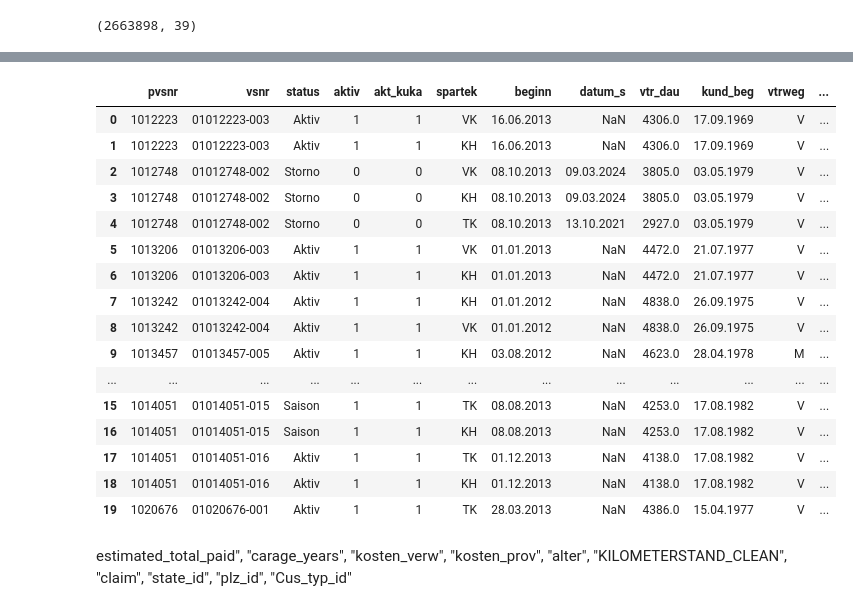
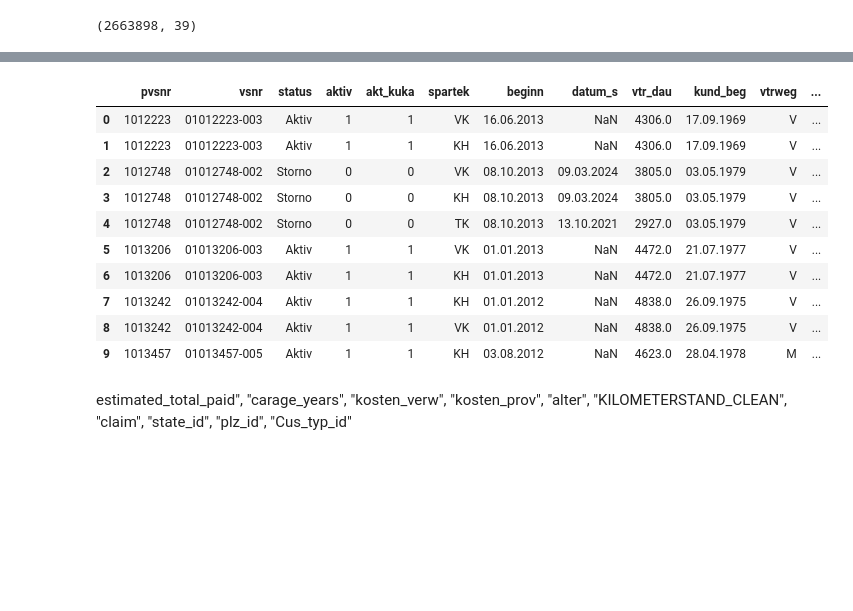
Before and after one commit to vipdurgade/Customer_Churn_IV, a Jupyter notebook: Customer_churn_M1.ipynb, the cells around one changed output, grey strips where cells are left out. Saved outputs shown, nothing was run; the diff lists cells and outputs as text; code cells hidden in the pictures; blank space fills up the shorter version.

```diff
--- a/Customer_churn_M1.ipynb
+++ b/Customer_churn_M1.ipynb
@@ -53,25 +53,19 @@ claim                         0
 ersz_final                46861
 dtype: int64
 # %%
-df.head(20)
+df.head(10)
 # %% [output]
 |  | pvsnr | vsnr | status | aktiv | akt_kuka | spartek | beginn | datum_s | vtr_dau | kund_beg | vtrweg | ... |
 | 0 | 1012223 | 01012223-003 | Aktiv | 1 | 1 | VK | 16.06.2013 | NaN | 4306.0 | 17.09.1969 | V | ... |
 | 1 | 1012223 | 01012223-003 | Aktiv | 1 | 1 | KH | 16.06.2013 | NaN | 4306.0 | 17.09.1969 | V | ... |
 | 2 | 1012748 | 01012748-002 | Storno | 0 | 0 | VK | 08.10.2013 | 09.03.2024 | 3805.0 | 03.05.1979 | V | ... |
 | 3 | 1012748 | 01012748-002 | Storno | 0 | 0 | KH | 08.10.2013 | 09.03.2024 | 3805.0 | 03.05.1979 | V | ... |
 | 4 | 1012748 | 01012748-002 | Storno | 0 | 0 | TK | 08.10.2013 | 13.10.2021 | 2927.0 | 03.05.1979 | V | ... |
 | 5 | 1013206 | 01013206-003 | Aktiv | 1 | 1 | VK | 01.01.2013 | NaN | 4472.0 | 21.07.1977 | V | ... |
 | 6 | 1013206 | 01013206-003 | Aktiv | 1 | 1 | KH | 01.01.2013 | NaN | 4472.0 | 21.07.1977 | V | ... |
 | 7 | 1013242 | 01013242-004 | Aktiv | 1 | 1 | KH | 01.01.2012 | NaN | 4838.0 | 26.09.1975 | V | ... |
 | 8 | 1013242 | 01013242-004 | Aktiv | 1 | 1 | VK | 01.01.2012 | NaN | 4838.0 | 26.09.1975 | V | ... |
 | 9 | 1013457 | 01013457-005 | Aktiv | 1 | 1 | KH | 03.08.2012 | NaN | 4623.0 | 28.04.1978 | M | ... |
-| ... | ... | ... | ... | ... | ... | ... | ... | ... | ... | ... | ... | ... |
-| 15 | 1014051 | 01014051-015 | Saison | 1 | 1 | TK | 08.08.2013 | NaN | 4253.0 | 17.08.1982 | V | ... |
-| 16 | 1014051 | 01014051-015 | Saison | 1 | 1 | KH | 08.08.2013 | NaN | 4253.0 | 17.08.1982 | V | ... |
-| 17 | 1014051 | 01014051-016 | Aktiv | 1 | 1 | TK | 01.12.2013 | NaN | 4138.0 | 17.08.1982 | V | ... |
-| 18 | 1014051 | 01014051-016 | Aktiv | 1 | 1 | KH | 01.12.2013 | NaN | 4138.0 | 17.08.1982 | V | ... |
-| 19 | 1020676 | 01020676-001 | Aktiv | 1 | 1 | TK | 28.03.2013 | NaN | 4386.0 | 15.04.1977 | V | ... |
 # %%
 #Dropping columns with more than 50% null values
 df = df.dropna(subset=['vtr_dau', 'gesbeitr',"HERSTELLER",'SDBEITR5','ELEKTRO','plz','ersz_final'])
```
Also changed, not shown: parts of 2 cells of this notebook, 6 other files.
